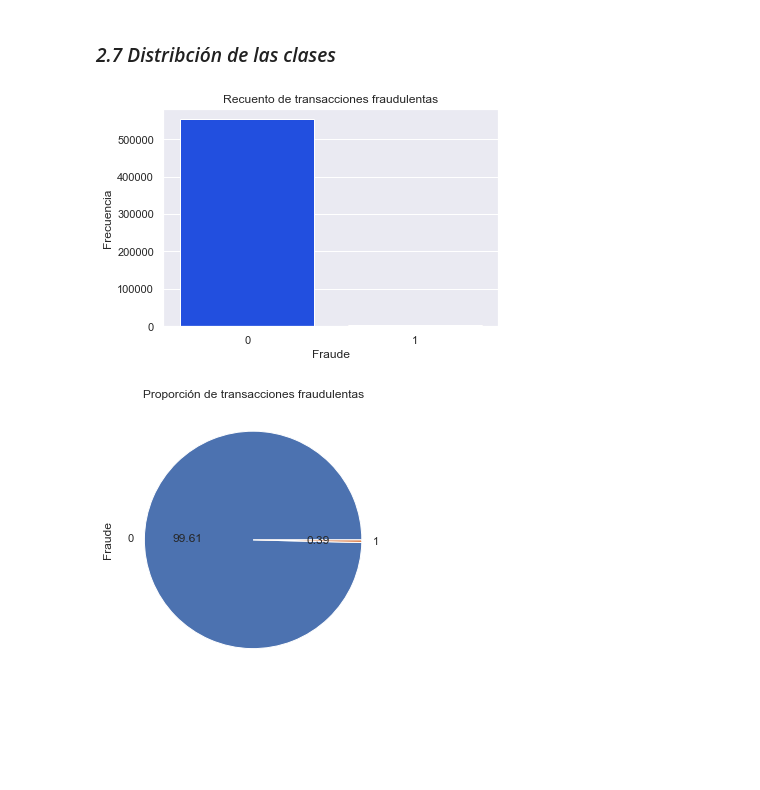
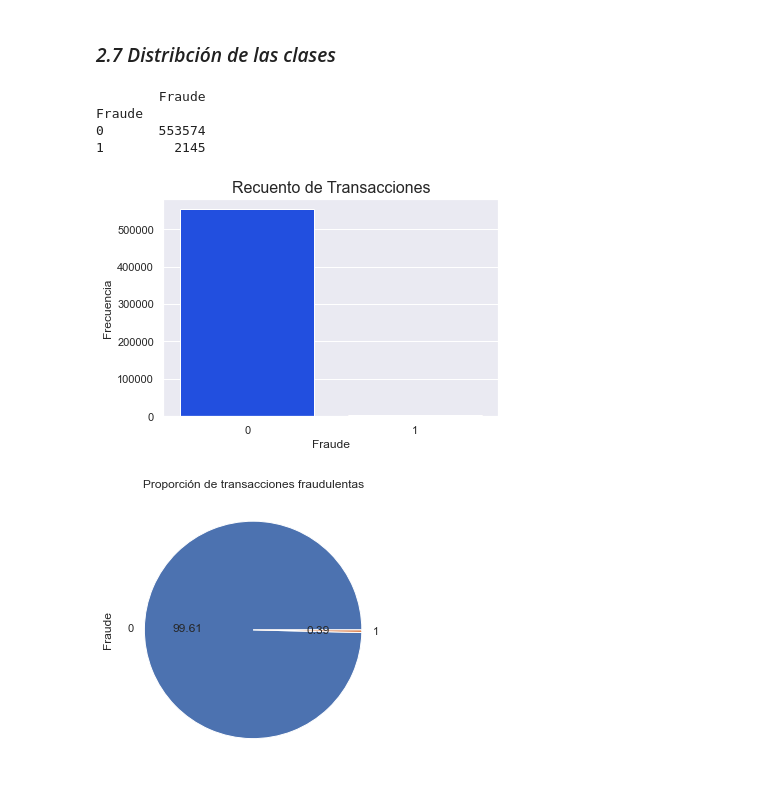
Before and after one commit to Bmez1/Proyecto_CD, a Jupyter notebook: Fraude.ipynb, the cells around one changed output. Saved outputs shown, nothing was run; the diff lists cells and outputs as text; code cells hidden in the pictures; blank space fills up the shorter version.

```diff
--- a/Fraude.ipynb
+++ b/Fraude.ipynb
@@ -117,14 +115,18 @@ dtype: float64
 # %% [markdown]
 ### *2.7 Distribción de las clases*
 # %%
-sb.set()
 sb.countplot(x="Fraude", data=data, palette='bright')
 plt.xlabel("Fraude")
 plt.ylabel("Frecuencia")
-plt.title("Recuento de transacciones fraudulentas")
+plt.title("Recuento de Transacciones", fontsize=16)
+print(data.groupby('Fraude').agg({'Fraude': 'count'}))
 plt.show()
 # %% [output]
+        Fraude
+Fraude
+0       553574
+1         2145
-[figure, old version]
+[figure, new version]
 # %%
 plot = data['Fraude'].value_counts().plot(kind='pie', autopct='%.2f', figsize=(5, 5),
                                        title='Proporción de transacciones fraudulentas')
```
Also changed, not shown: parts of 7 cells of this notebook.
